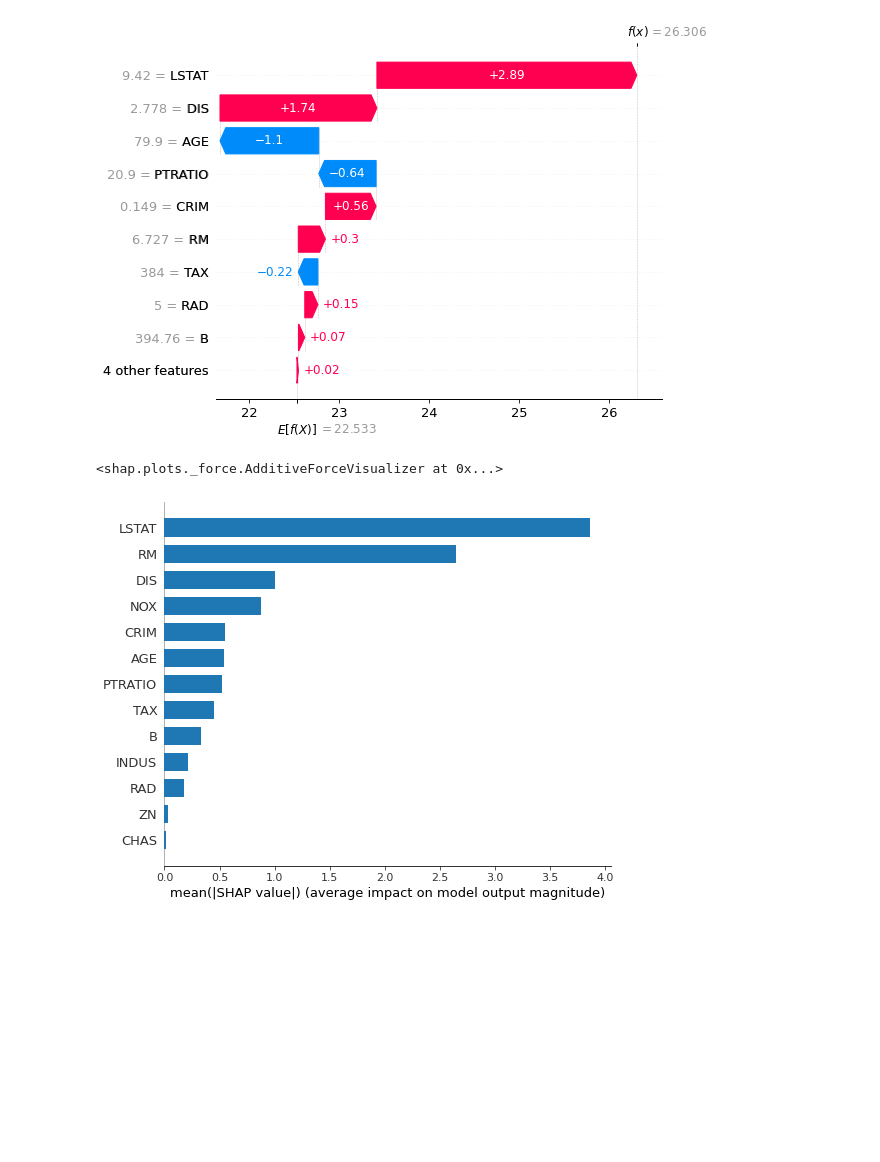
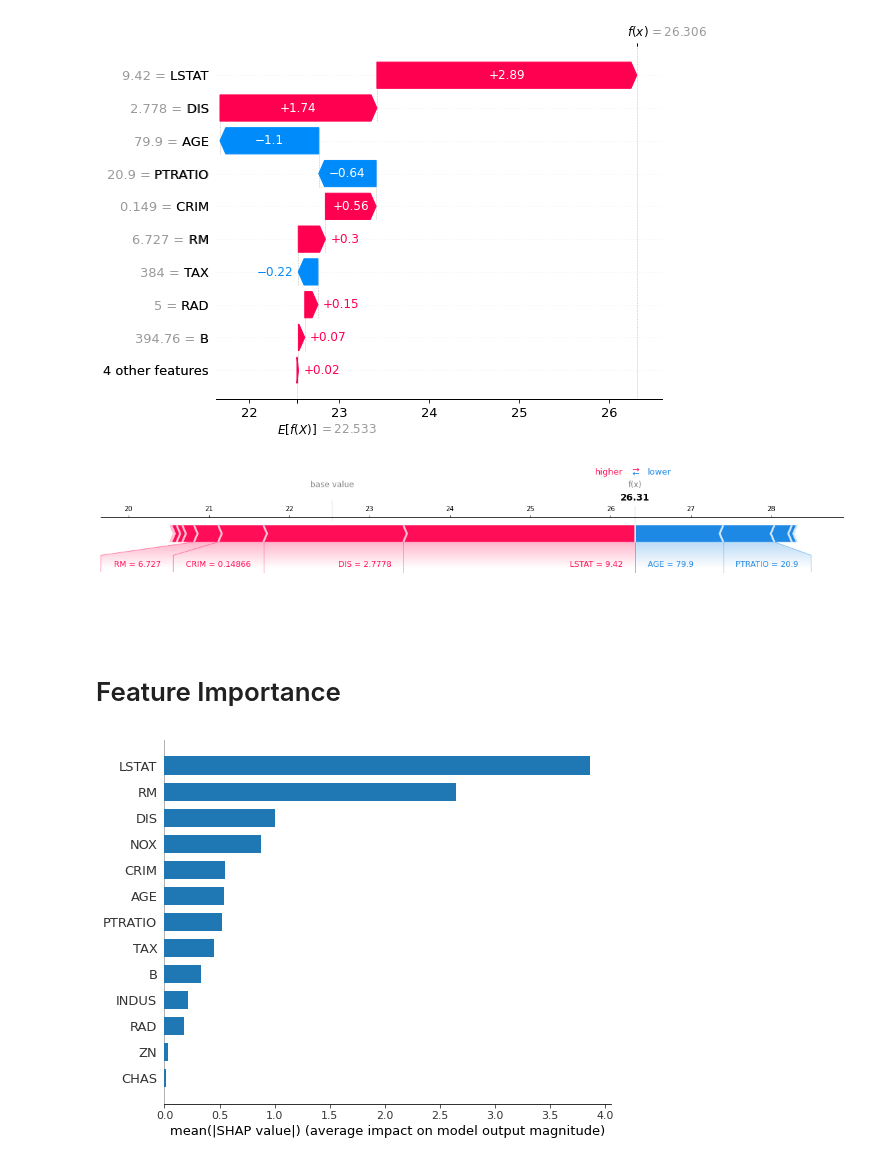
Before and after one commit to roshankoirala/Explainable_AI, a Jupyter notebook: Boston_&_SHAP.ipynb, the cells around one changed output. Saved outputs shown, nothing was run; the diff lists cells and outputs as text; code cells hidden in the pictures; blank space fills up the shorter version.

Commit message:
Forceplot in matplotlib mode

```diff
--- a/Boston_&_SHAP.ipynb
+++ b/Boston_&_SHAP.ipynb
@@ -44,9 +52,12 @@ shap.plots.waterfall(shap_values[house_id, :])
 # %%
 shap.plots.force(shap_values.base_values[house_id],
                  shap_values.values[house_id],
-                 X.iloc[house_id])
+                 X.iloc[house_id],
+                 matplotlib=True)
 # %% [output]
-<shap.plots._force.AdditiveForceVisualizer at 0x...>
+[figure, added]
+# %% [markdown]
+# Feature Importance
 # %%
 shap.summary_plot(shap_values, plot_type='bar', color='tab:blue')
 # %% [output]
```
Also changed, not shown: parts of 7 cells of this notebook, 1 other file.
